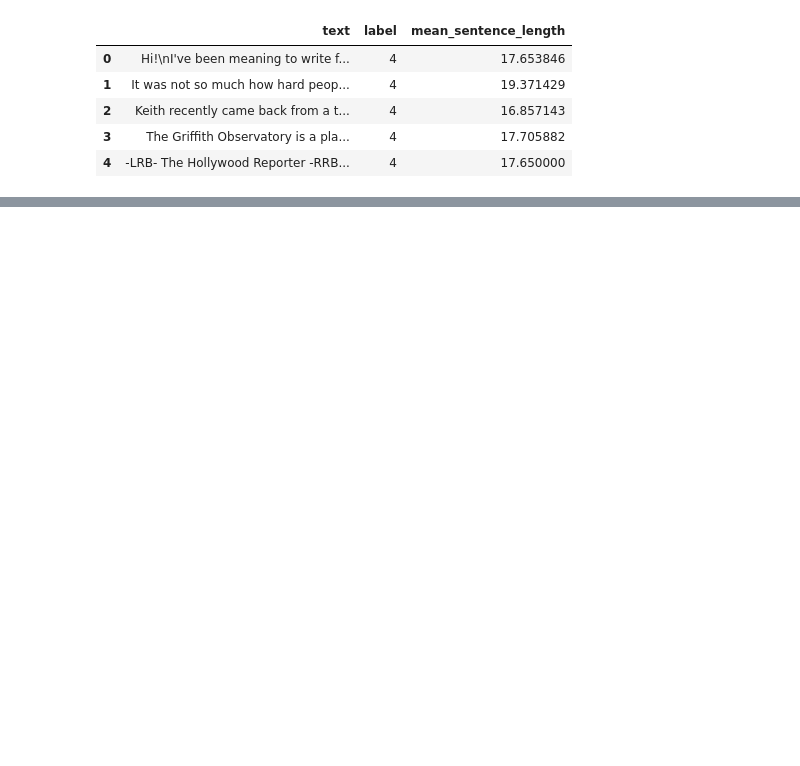
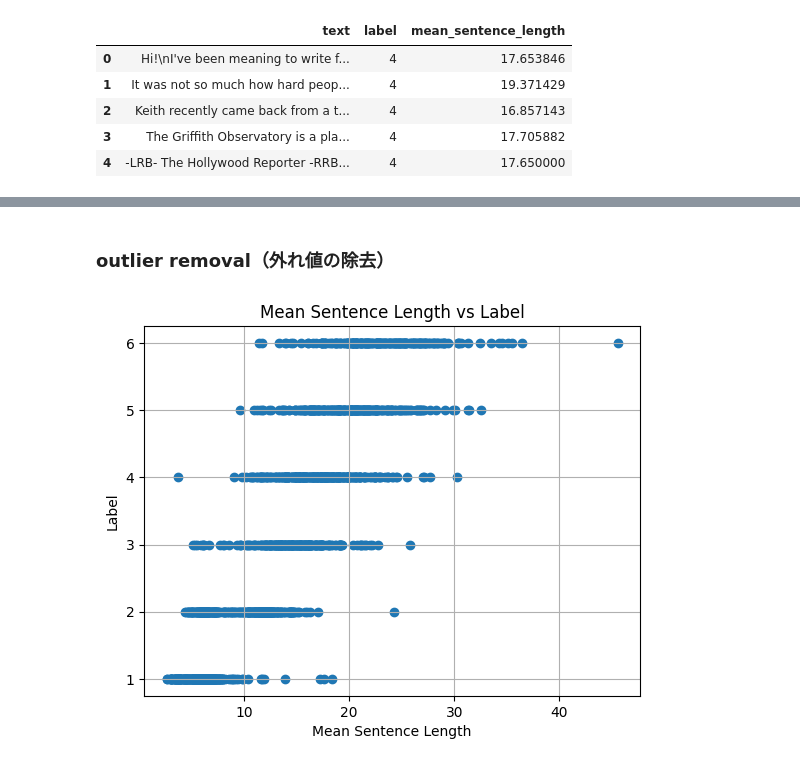
Before and after one commit to ShotaSasaki-HU/text-difficulty-assessor, a Jupyter notebook: difficulty_of_the_text.ipynb, the cells around one changed output, grey strips where cells are left out. Saved outputs shown, nothing was run; the diff lists cells and outputs as text; code cells hidden in the pictures; blank space fills up the shorter version.

```diff
--- a/difficulty_of_the_text.ipynb
+++ b/difficulty_of_the_text.ipynb
@@ -86,0 +102,15 @@ df.head(5)
+# %% [markdown]
+### outlier removal（外れ値の除去）
+# %%
+df[(df['label'] == 1) & (df['mean_sentence_length'] > 70)]
+df = df.drop(index=1113)
+
+plt.figure()
+plt.scatter(df['mean_sentence_length'], df['label'])
+plt.xlabel('Mean Sentence Length')
+plt.ylabel('Label')
+plt.title('Mean Sentence Length vs Label')
+plt.grid()
+plt.show()
+# %% [output]
+[figure, added]
```
Also changed, not shown: parts of 4 cells of this notebook.
